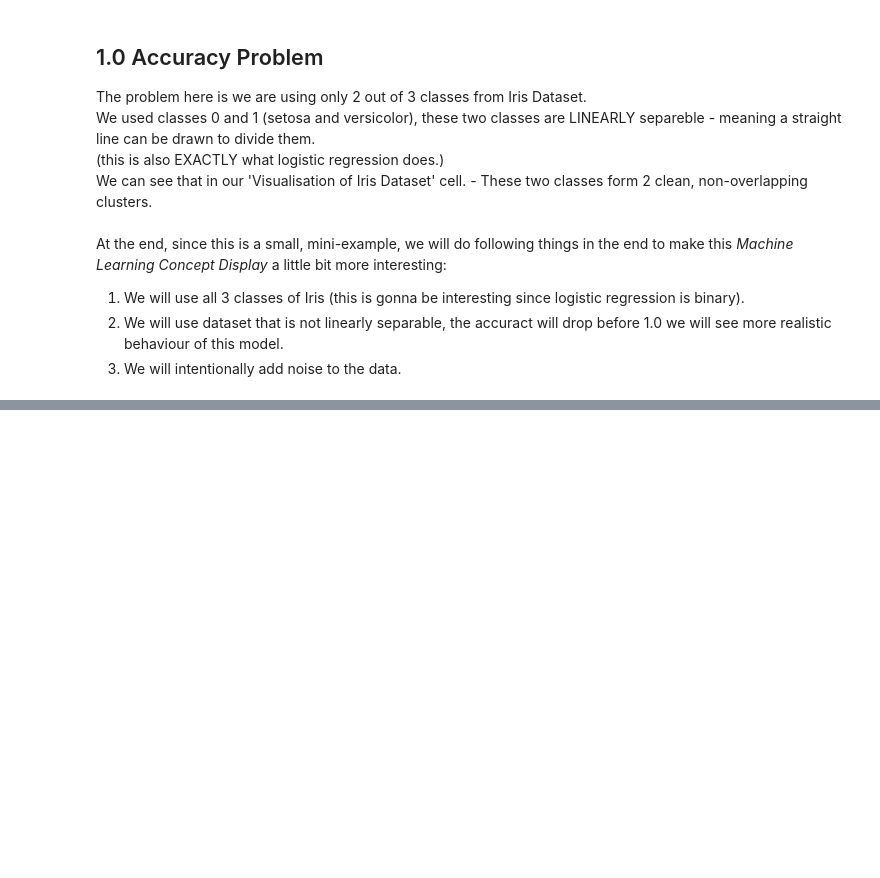
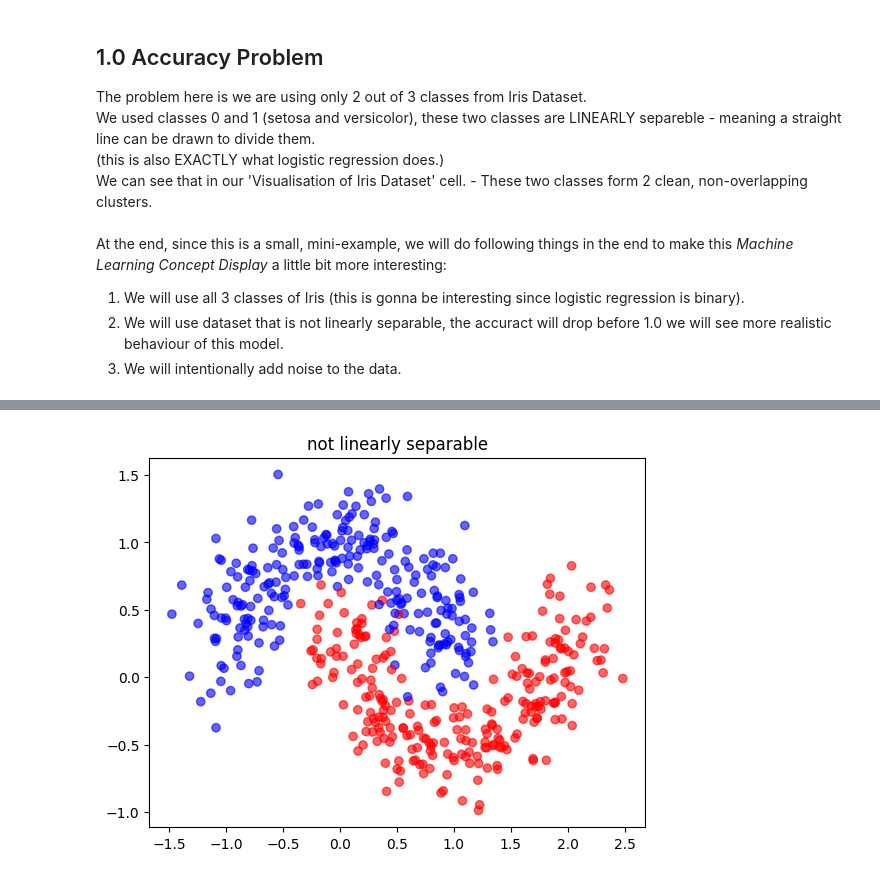
Before and after one commit to 318212/Machine-Learning-Portfolio-, a Jupyter notebook: MP/1.Manual_Sigmoid.ipynb, the cells around one changed output, grey strips where cells are left out. Drawn from its saved outputs; the diff is of its cells as text; code cells hidden in the pictures; blank space fills up the shorter version.

```diff
--- a/MP/1.Manual_Sigmoid.ipynb
+++ b/MP/1.Manual_Sigmoid.ipynb
@@ -157,7 +155,46 @@ At the end, since this is a small, mini-example, we will do following things in
 # %%
-from sklearn.preprocessing import label_binarize
+import numpy as np
 
-class Manual_OVR_Logistic_Regression:
+class ManualLogisticRegression:
+
+    def __init__(self, lr=0.01, n_iter=1000):
+        self.lr = lr
+        self.n_iter = n_iter
+        self.weights = None
+        self.bias = None
+
+    def sigmoid(self, z):
+        return 1 / (1 + np.exp(-z))
+
+    def loss(self, y, y_hat):
+        eps = 1e-9
+        return -np.mean(
+            y*np.log(y_hat + eps) +
+            (1-y)*np.log(1 - y_hat + eps)
+        )
+
+    def fit(self, X, y):
+        n_samples, n_features = X.shape
+        self.weights = np.zeros(n_features)
+        self.bias = 0
+
+        for _ in range(self.n_iter):
+            linear = np.dot(X, self.weights) + self.bias
+            y_hat = self.sigmoid(linear)
+
+            dw = (1/n_samples) * np.dot(X.T, (y_hat - y))
+            db = (1/n_samples) * np.sum(y_hat - y)
+            self.weights -= self.lr * dw
+            self.bias -= self.lr * db
+
+    def predict(self, x):
+        linear = np.dot(x, self.weights) + self.bias
+        y_hat = self.sigmoid(linear)
+        return (y_hat > 0.5).astype(int)
+
+
+class ManualOvRLogisticRegression:
+
     def __init__(self, lr=0.01, n_iter=1000):
         self.lr = lr
         self.n_iter = n_iter
@@ -170,3 +207,52 @@ class Manual_OVR_Logistic_Regression:
             model = ManualLogisticRegression(self.lr, self.n_iter)
             model.fit(X, binary_y)
             self.models.append(model)
+
+    def predict(self, X):
+        probs = np.column_stack([
+            model.sigmoid(np.dot(X, model.weights) + model.bias)
+            for model in self.models
+        ])
+        return self.classes[np.argmax(probs, axis=1)]
+
+iris = load_iris()
+X, y = iris.data, iris.target
+X_train, X_test, y_train, y_test = train_test_split(X, y, test_size=0.2, random_state=42)
+
+model = ManualOvRLogisticRegression(lr=0.1, n_iter=2000)
+model.fit(X_train, y_train)
+preds = model.predict(X_test)
+print("Accuracy:", np.mean(preds == y_test))
+
+
+from sklearn.datasets import make_moons
+
+X, y = make_moons(n_samples=500, noise=0.2, random_state=42)
+X_train, X_test, y_train, y_test = train_test_split(X, y, test_size=0.2, random_state=42)
+
+model = ManualLogisticRegression(lr=0.1, n_iter=2000)
+model.fit(X_train, y_train)
+preds = model.predict(X_test)
+print("Accuracy:", np.mean(preds == y_test))
+
+import matplotlib.pyplot as plt
+plt.scatter(X[:, 0], X[:, 1], c=y, cmap='bwr', alpha=0.6)
+plt.title("not linearly separable")
+plt.show()
+
+iris = load_iris()
+X, y = iris.data, iris.target
+X = X[y != 2]
+y = y[y != 2]
+
+
+noise = np.random.normal(loc=0, scale=1.5, size=X.shape)
+X_noisy = X + noise
+
+X_train, X_test, y_train, y_test = train_test_split(X_noisy, y, test_size=0.2, random_state=42)
+
+model = ManualLogisticRegression(lr=0.1, n_iter=2000)
+model.fit(X_train, y_train)
+preds = model.predict(X_test)
+print("Accuracy:", np.mean(preds == y_test))
+# %% [output]
@@ -172,0 +261 @@ class Manual_OVR_Logistic_Regression:
+[figure, added]
```
Also changed, not shown: parts of 3 cells of this notebook.
